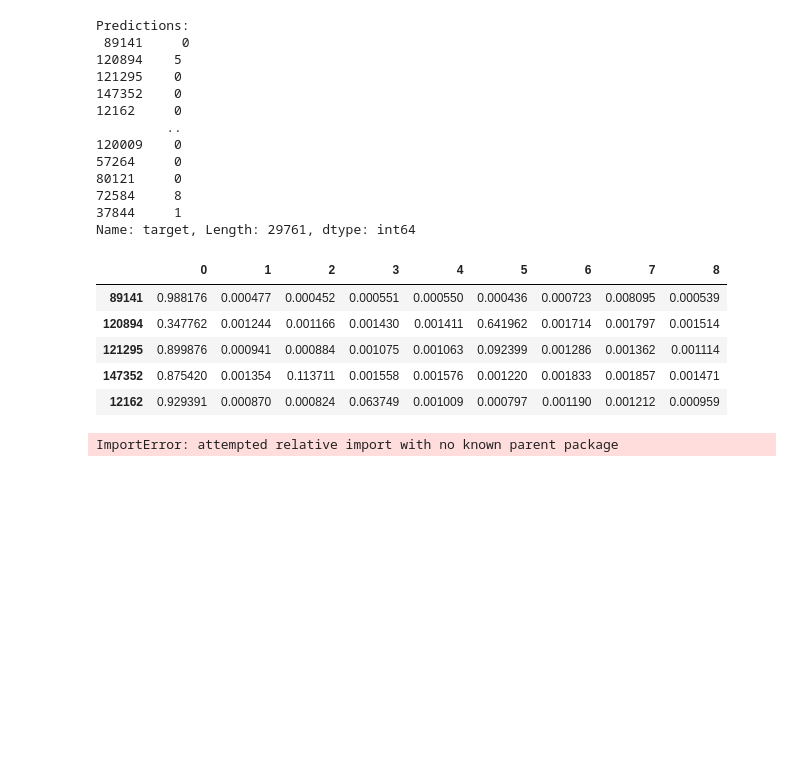
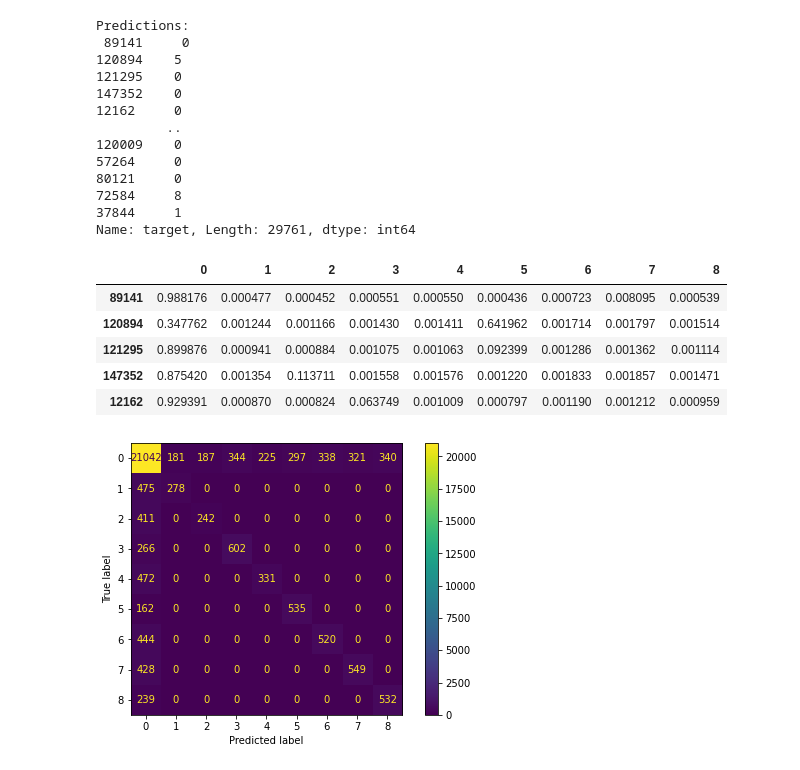
Before and after one commit to edidiongaligbe/Starbucks_Capstone_Project, a Jupyter notebook: Starbucks_Project.ipynb, the cells around one changed output. Saved outputs shown, nothing was run; the diff lists cells and outputs as text; code cells hidden in the pictures; blank space fills up the shorter version.

Commit message:
Metrics Evaluation

```diff
--- a/Starbucks_Project.ipynb
+++ b/Starbucks_Project.ipynb
@@ -695,12 +695,16 @@ y_prob.head()
 | 147352 | 0.875420 | 0.001354 | 0.113711 | 0.001558 | 0.001576 | 0.001220 | 0.001833 | 0.001857 | 0.001471 |
 | 12162 | 0.929391 | 0.000870 | 0.000824 | 0.063749 | 0.001009 | 0.000797 | 0.001190 | 0.001212 | 0.000959 |
 # %%
-from sklearn.metrics import classification_report,confusion_matrix,roc_auc_score
+from sklearn.metrics import ConfusionMatrixDisplay, confusion_matrix
+
+# Plot confusion matrix
+fig, ax = plt.subplots(figsize=(8, 5))
+cmp = ConfusionMatrixDisplay(
+    confusion_matrix(y_test, y_pred),
+    display_labels=[0, 1, 2, 3, 4, 5, 6, 7, 8],
+)
+
+cmp.plot(ax=ax)
+plt.show();
+# %% [output]
+[figure, added]
-# %%
-from .utils import plot_all
-y_test = testing_data['target']
-y_prob = predictor.predict_proba(test_data)
-y_prob_ = y_prob.iloc[:,-1]
-plot_all(y_test, y_prob_)
-# %% [output]
-ImportError: attempted relative import with no known parent package
```
Also changed, not shown: parts of 2 cells of this notebook.
